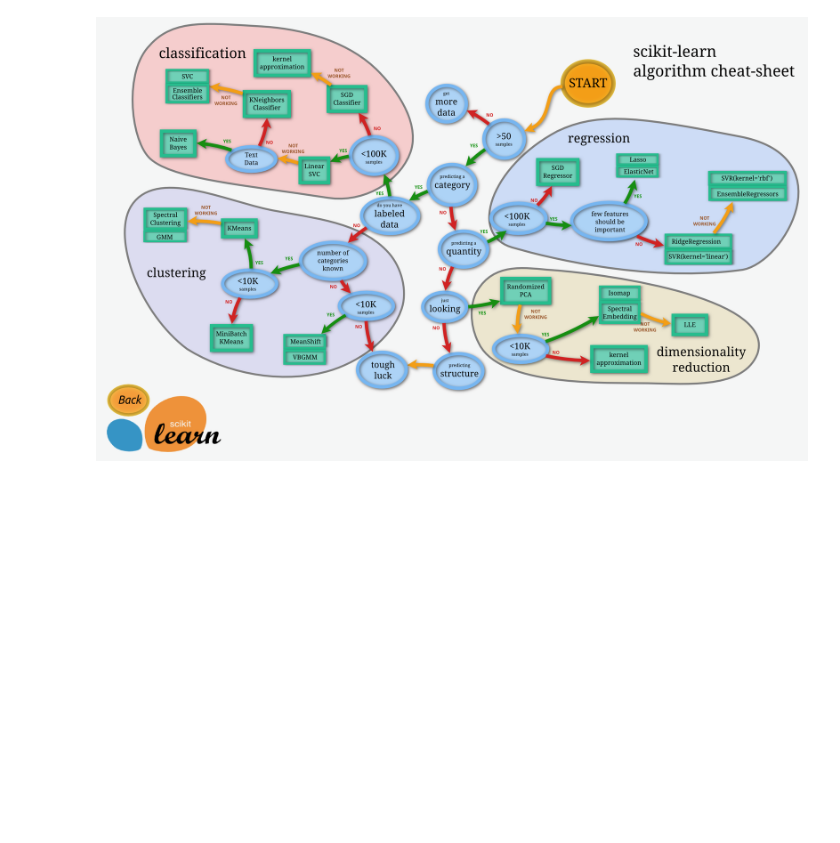
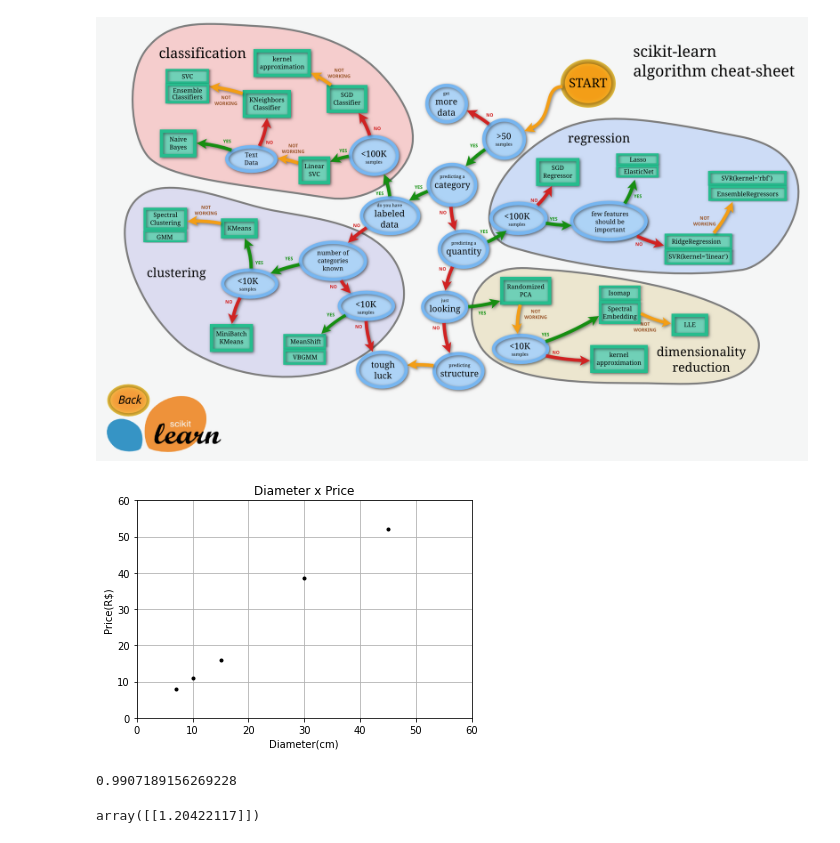
Before and after one commit to DiasMelissa/PythonProfound, a Jupyter notebook: Script19.ipynb, the cells around one changed output. Cells and saved outputs as stored; diff of their text form; code cells hidden in the pictures; blank space fills up the shorter version.

```diff
--- a/Script19.ipynb
+++ b/Script19.ipynb
@@ -11,0 +15,15 @@ Image('ml_map.png')
+# %%
+diameters = [[7], [10], [15], [30], [45]]
+
+prices = [[8], [11], [16], [38.5], [52]]
+# %%
+plt.figure()
+plt.xlabel('Diameter(cm)')
+plt.ylabel('Price(R$)')
+plt.title('Diameter x Price')
+plt.plot(diameters, prices, 'k.')
+plt.axis([0, 60, 0, 60])
+plt.grid(True)
+plt.show()
+# %% [output]
+[figure, added]
@@ -11,0 +39,8 @@ Image('ml_map.png')
+# %%
+model.score(X, y)
+# %% [output]
+0.9907189156269228
+# %%
+model.coef_
+# %% [output]
+array([[1.20422117]])
```
Also changed, not shown: parts of 11 cells of this notebook.
